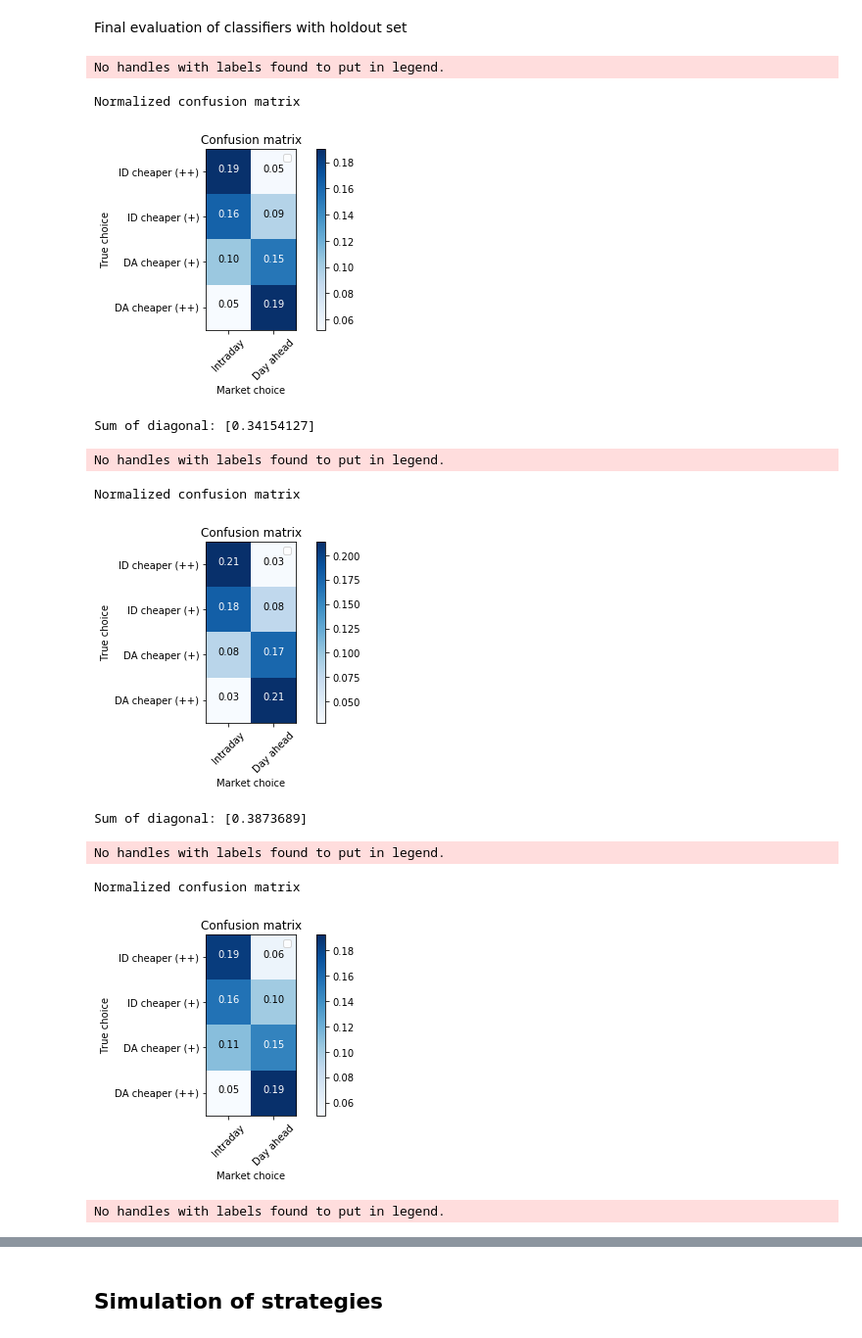
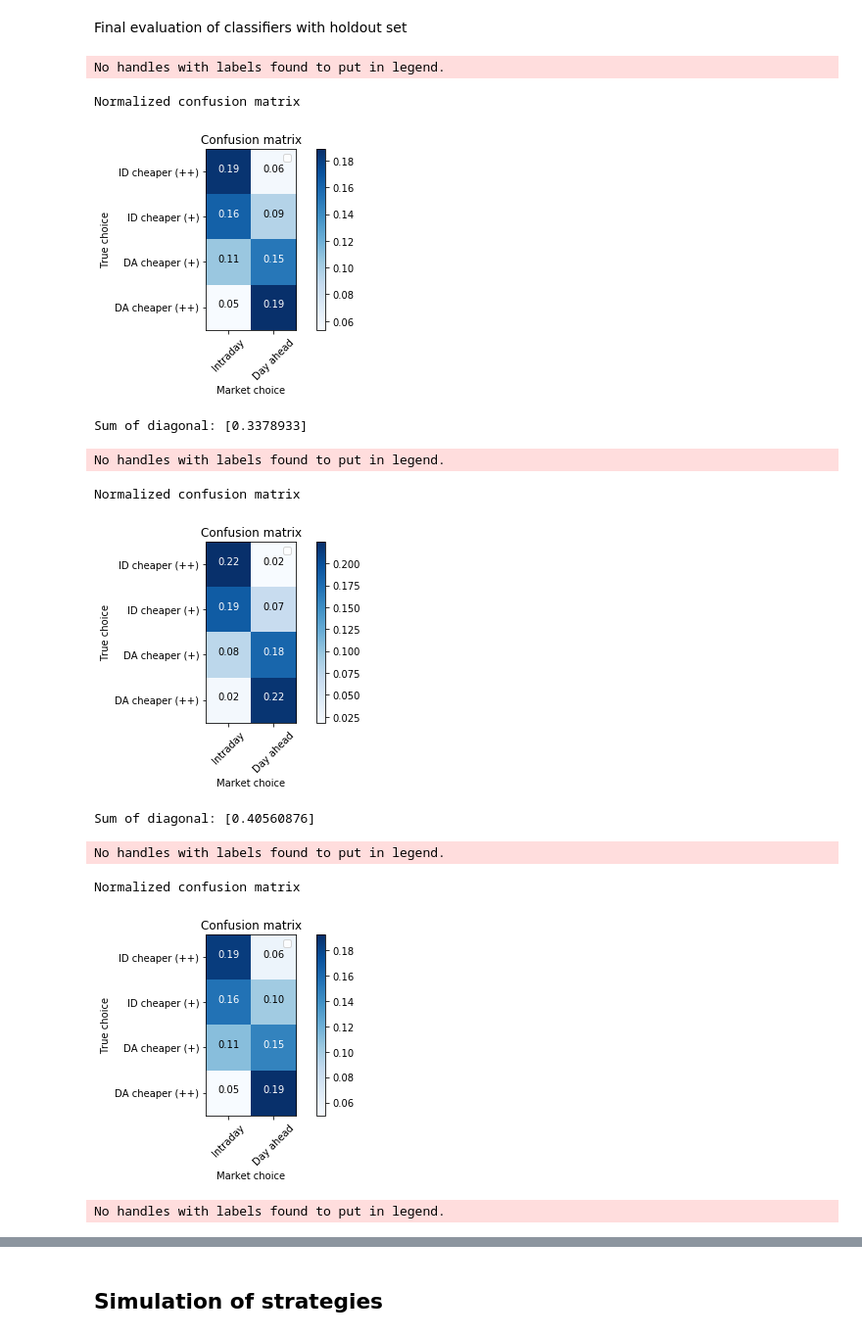
Before and after one commit to mauricepohl/pandas, a Jupyter notebook: 03_modeling/Modeling - Price diff prediction.ipynb, the cells around one changed output, grey strips where cells are left out. Shown at 98% size. Cells and saved outputs as stored; diff of their text form; code cells hidden in the pictures.

```diff
--- a/03_modeling/Modeling - Price diff prediction.ipynb
+++ b/03_modeling/Modeling - Price diff prediction.ipynb
@@ -60,7 +60,7 @@ dropCols = list()
 for c in df.columns:
     if "wind" in c or "solar" in c:
         dropCols.append(c)
-    elif "avg" in c or "shifted" in c:
+    elif "avg" in c or "max" in c:
         dropCols.append(c)
         df[c+"_shifted"] = df[c].shift(24)
         df.loc["2016-01-01 00:00:00":"2016-01-01 23:00:00", c+"_shifted"] = 0 # to avoid NaN value
@@ -240,7 +237,7 @@ def plotGridResults(results, paramName):
     plt.show()
 # %%
 grid = GridSearchCV(linear_model.LogisticRegression(penalty='l2'),
-                    param_grid={'C': [0.001,0.01,0.1,1,10,100]}, scoring=scoring, refit='accuracy', return_train_score=True)
+                    param_grid={'C': [0.001,0.01,0.1,1,10,100]}, scoring=scoring, refit='accuracy', return_train_score=True, n_jobs=-1)
 grid.fit(X, y.values.reshape(1,len(y))[0])
 results = grid.cv_results_
 best_plist = grid.best_params_
@@ -257,7 +254,7 @@ grid = GridSearchCV(DecisionTreeClassifier(random_state=42),
                     param_grid={'max_depth': range(1, 30),
                                 'min_samples_split': range(2, 5),
                                 'min_samples_leaf': range(1,10)},
-                    scoring=scoring, refit='accuracy', return_train_score=True)
+                    scoring=scoring, refit='accuracy', return_train_score=True, n_jobs=-1)
 grid.fit(X, y.values.reshape(1,len(y))[0])
 results = grid.cv_results_
 best_plist = grid.best_params_
@@ -312,10 +309,11 @@ display(print_scores(scores_list, param_range))
 None
 # %%
 grid = GridSearchCV(RandomForestClassifier(random_state=42),
-                    param_grid={'max_depth': range(1, 30),
+                    param_grid={'max_depth': range(10, 30),
+                                'n_estimators': [10, 20, 50],
                                 'min_samples_split': range(2, 5),
                                 'min_samples_leaf': range(1,10)},
-                    scoring=scoring, refit='accuracy', return_train_score=True)
+                    scoring=scoring, refit='accuracy', return_train_score=True, n_jobs=-1)
 grid.fit(X, y.values.reshape(1,len(y))[0])
 results = grid.cv_results_
 best_plist = grid.best_params_
@@ -434,40 +432,40 @@ results.loc["DTC", "Cost"] = custom_loss_func(y_holdout_val, y_pred)
 cm = plot_confusion_matrix(y_holdout_val, y_pred, normalize=True)
 print("Sum of diagonal:", cm[0:1,0]+cm[2:3,1])
 
-RFC = RandomForestClassifier(max_depth=21, min_samples_leaf=1, min_samples_split=4)
+RFC = RandomForestClassifier(max_depth=28, n_estimators=50, min_samples_leaf=1, min_samples_split=2, n_jobs=-1)
 model = RFC.fit(X, y)
 y_pred = model.predict(X_holdout)
 results.loc["RFC", "Accuracy"] = accuracy_score(y_holdout, y_pred)
 results.loc["RFC", "Cost"] = custom_loss_func(y_holdout_val, y_pred)
 cm = plot_confusion_matrix(y_holdout_val, y_pred, normalize=True)
 print("Sum of diagonal:",cm[0:1,0]+cm[2:3,1])
 
 logReg = linear_model.LogisticRegression(C=0.01)
 logReg.fit(X, y)
 y_pred = logReg.predict(X_holdout)
 results.loc["logReg", "Accuracy"] = accuracy_score(y_holdout, y_pred)
 results.loc["logReg", "Cost"] = custom_loss_func(y_holdout_val, y_pred)
 cm = plot_confusion_matrix(y_holdout_val, y_pred, normalize=True)
 print("Sum of diagonal", cm[0:1,0]+cm[2:3,1])
 
 nb = GaussianNB()
 nb.fit(X, y)
 y_pred = nb.predict(X_holdout)
 results.loc["NB", "Accuracy"] = accuracy_score(y_holdout, y_pred)
 results.loc["NB", "Cost"] = custom_loss_func(y_holdout_val, y_pred)
 cm = plot_confusion_matrix(y_holdout_val, y_pred, normalize=True)
 print("Sum of diagonal:", cm[0:1,0]+cm[2:3,1])
 
 display(results.sort_values("Accuracy", ascending=False))
 # %% [output]
 No handles with labels found to put in legend.
 Normalized confusion matrix
 [figure]
-Sum of diagonal: [0.34154127]
+Sum of diagonal: [0.3378933]
 No handles with labels found to put in legend.
 Normalized confusion matrix
-[figure, old version]
+[figure, new version]
-Sum of diagonal: [0.3873689]
+Sum of diagonal: [0.40560876]
 No handles with labels found to put in legend.
 Normalized confusion matrix
 [figure]
```
Also changed, not shown: parts of 17 cells of this notebook.
